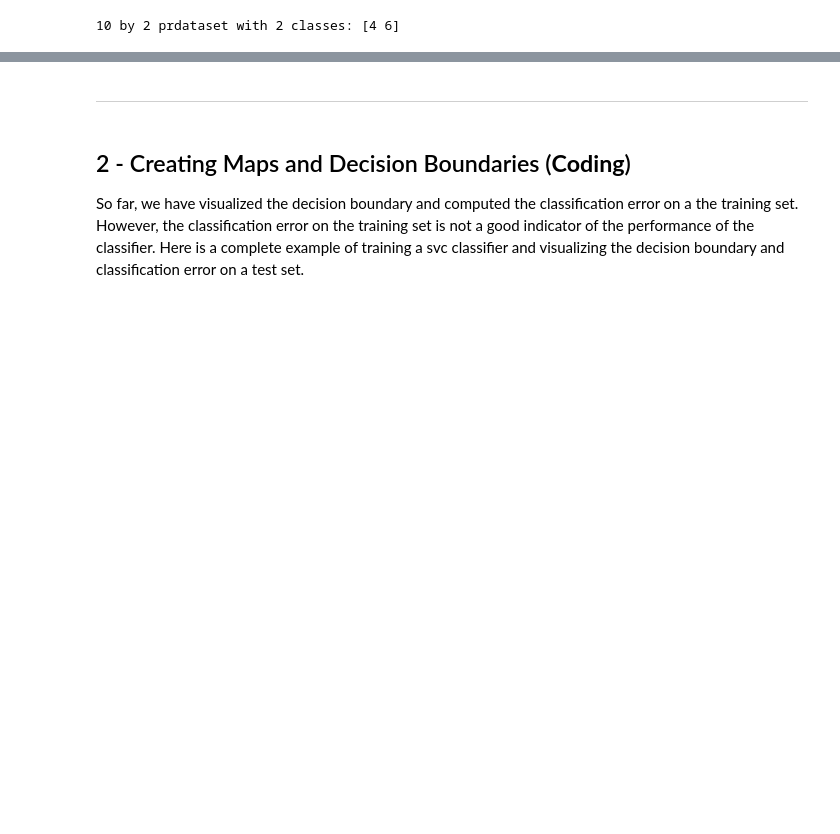
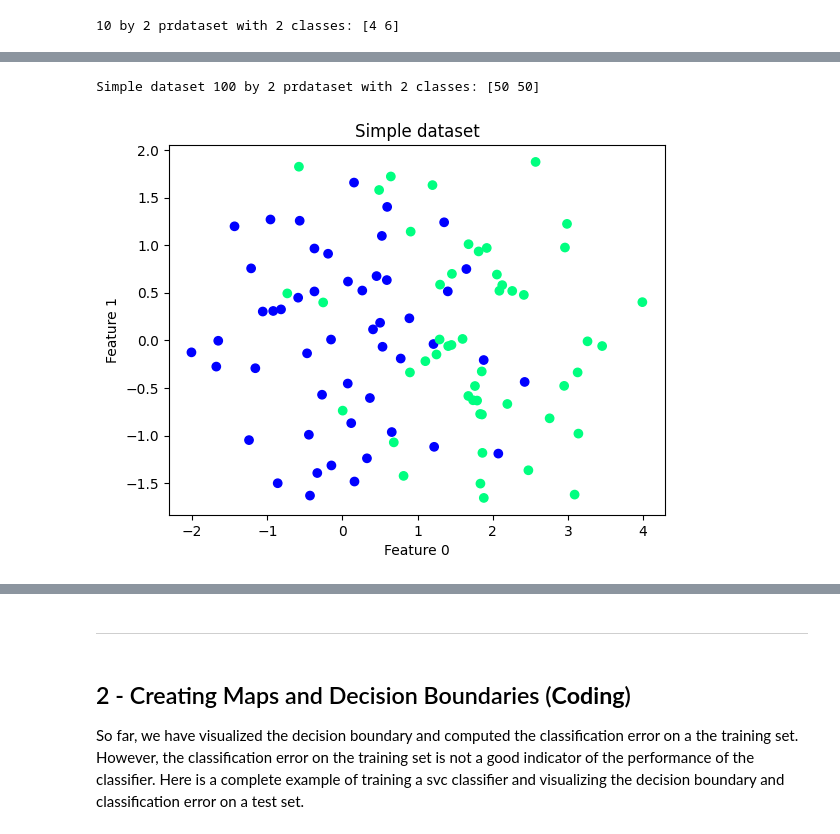
Before and after one commit to RensDur/DSAIT4005-Machine-and-Deep-Learning, a Jupyter notebook: Assignment-1.ipynb, the cells around one changed output, grey strips where cells are left out. Saved outputs shown, nothing was run; the diff lists cells and outputs as text; code cells hidden in the pictures; blank space fills up the shorter version.

```diff
--- a/Assignment-1.ipynb
+++ b/Assignment-1.ipynb
@@ -220,0 +254,17 @@ pr.scatterd(b)
+# %%
+#Other datasets that can be loaded in the same way:
+
+# - gendatc: generation of circular classes
+# - gendats: generation of two Gaussian classes
+# - gendatd: generation of two difficult classes
+# - gendath: generation of the hygleyman dataset
+# ... and more!
+
+c = pr.gendats()
+c = pr.gendats([50, 50])
+print(c)
+
+pr.scatterd(c)
+# %% [output]
+Simple dataset 100 by 2 prdataset with 2 classes: [50 50]
+[figure, added]
```
Also changed, not shown: parts of 16 cells of this notebook.
